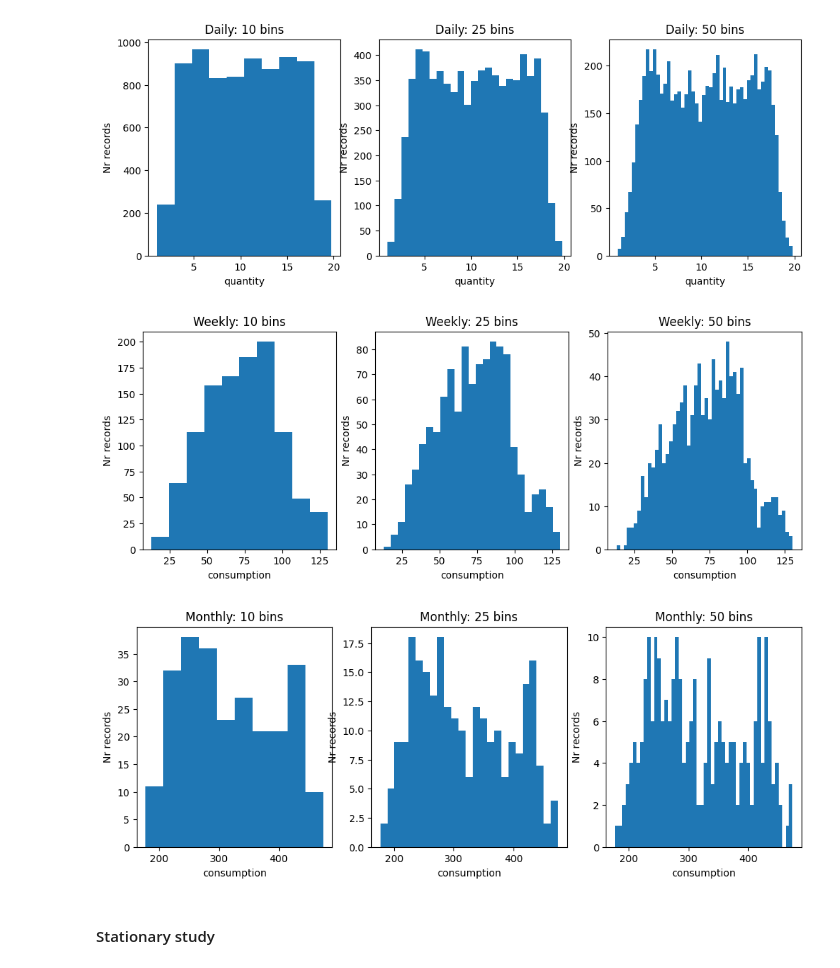
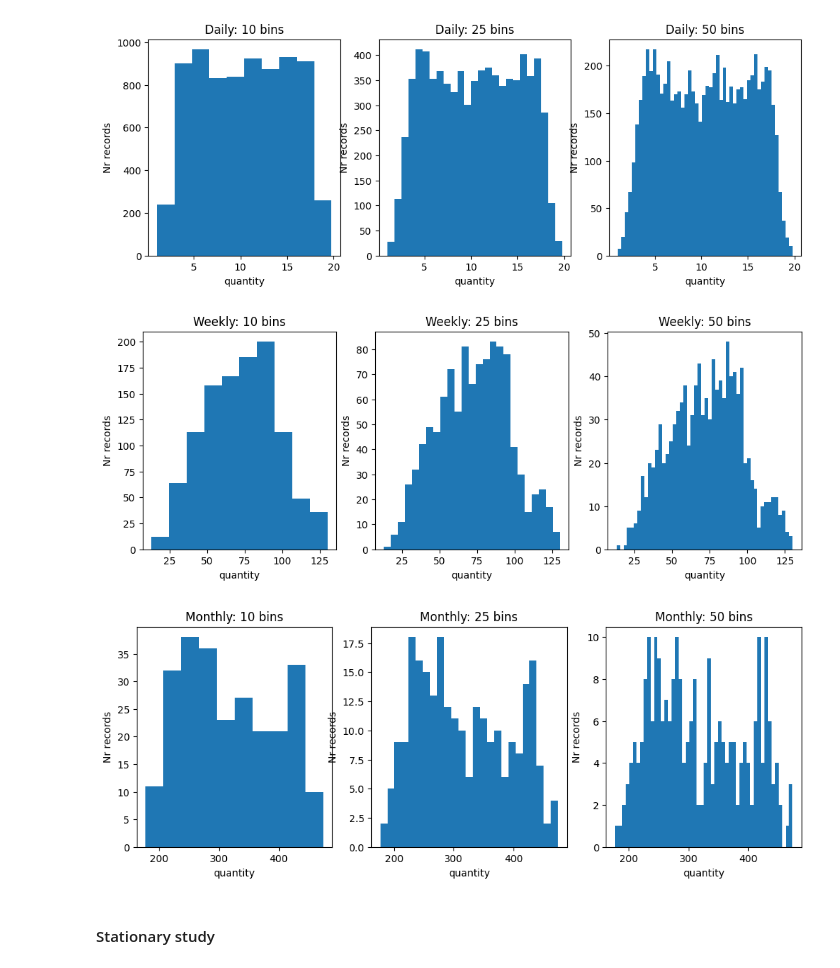
Before and after one commit to AthomsG/data_science, a Jupyter notebook: Lab06/set2.ipynb, the cells around one changed output. Saved outputs shown, nothing was run; the diff lists cells and outputs as text; code cells hidden in the pictures.

```diff
--- a/Lab06/set2.ipynb
+++ b/Lab06/set2.ipynb
@@ -169,19 +169,19 @@ show()
 # %%
 index = data.index.to_period('W')
 week_df = data.copy().groupby(index).sum()
 week_df['timestamp'] = index.drop_duplicates().to_timestamp()
 week_df.set_index('timestamp', drop=True, inplace=True)
 
 _, axs = subplots(1, len(bins), figsize=(len(bins)*HEIGHT, HEIGHT))
 for j in range(len(bins)):
     axs[j].set_title('Weekly: %d bins'%bins[j])
-    axs[j].set_xlabel('consumption')
+    axs[j].set_xlabel('quantity')
     axs[j].set_ylabel('Nr records')
     axs[j].hist(week_df.values, bins=bins[j])
 savefig('images/set_2_histogram_week')
 show()
 # %% [output]
-[figure, old version]
+[figure, new version]
 # %%
 index = data.index.to_period('M')
 month_df = data.copy().groupby(index).sum()
@@ -191,13 +191,13 @@ month_df.set_index('timestamp', drop=True, inplace=True)
 _, axs = subplots(1, len(bins), figsize=(len(bins)*HEIGHT, HEIGHT))
 for j in range(len(bins)):
     axs[j].set_title('Monthly: %d bins'%bins[j])
-    axs[j].set_xlabel('consumption')
+    axs[j].set_xlabel('quantity')
     axs[j].set_ylabel('Nr records')
     axs[j].hist(month_df.values, bins=bins[j])
 savefig('images/set_2_histogram_month')
 show()
 # %% [output]
-[figure, old version]
+[figure, new version]
 # %% [markdown]
 #### Stationary study
 # %%
```
Also changed, not shown: parts of 14 cells of this notebook.
